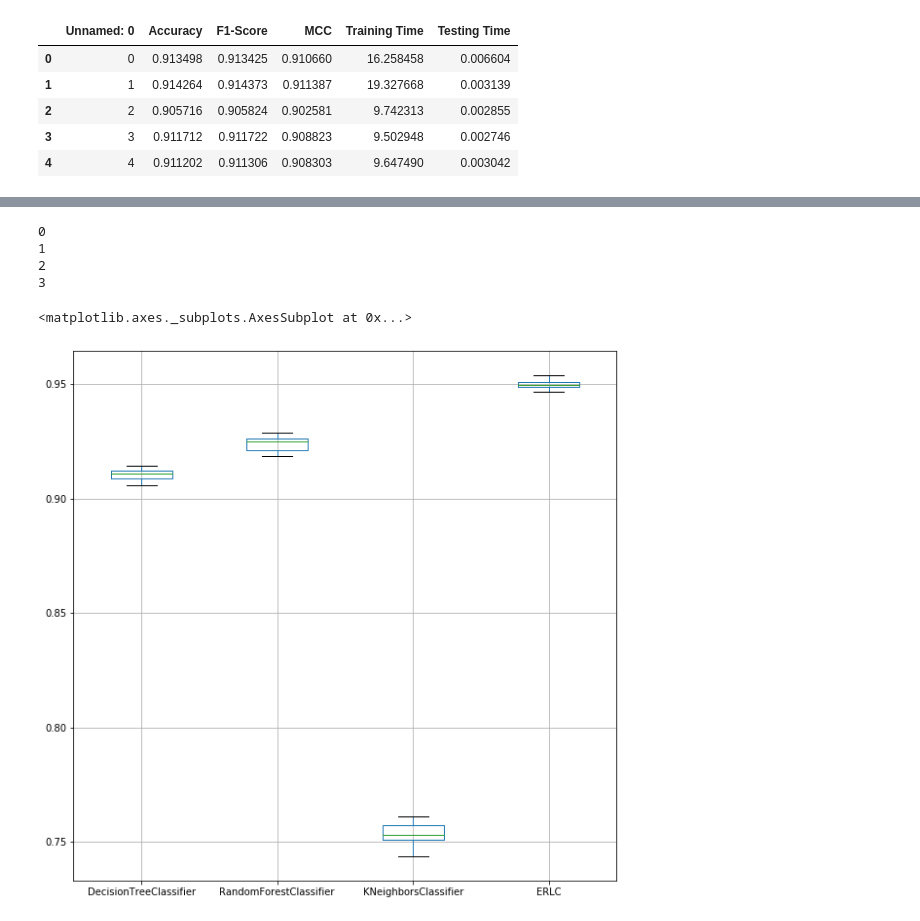
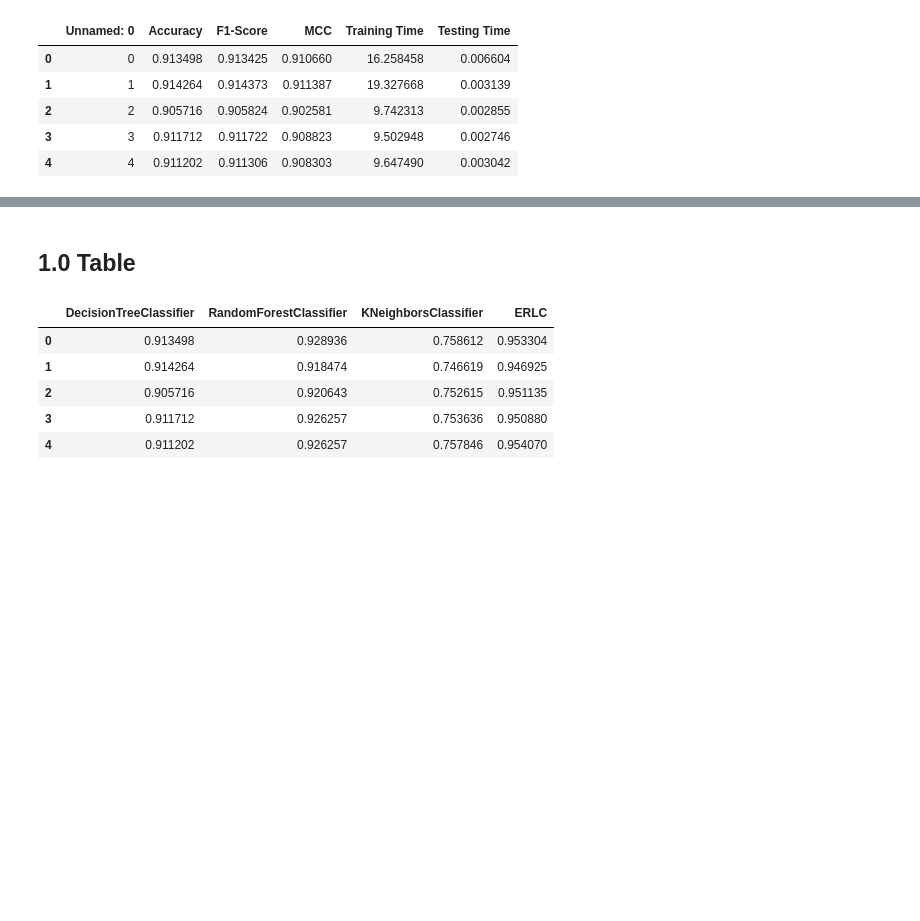
Before and after one commit to jsakhnin/multiclass_IDS_smartgrid, a Jupyter notebook: result_processing.ipynb, the cells around one changed output, grey strips where cells are left out. Saved outputs shown, nothing was run; the diff lists cells and outputs as text; code cells hidden in the pictures; blank space fills up the shorter version.

```diff
--- a/result_processing.ipynb
+++ b/result_processing.ipynb
@@ -57,13 +29,0 @@ data_dt[['Accuracy','F1-Score','MCC']].plot.box()
-# %%
-acc = get_metric([data_dt, data_rf, data_knn, data_erlc])
-# %% [output]
-0
-1
-2
-3
-# %%
-plt.figure(figsize = (10,10))
-acc.boxplot()
-# %% [output]
-<matplotlib.axes._subplots.AxesSubplot at 0x...>
-[figure, removed]
@@ -69,0 +36,11 @@ acc.boxplot()
+# %% [markdown]
+## 1.0 Table
+# %%
+acc.head()
+# %% [output]
+|  | DecisionTreeClassifier | RandomForestClassifier | KNeighborsClassifier | ERLC |
+| 0 | 0.913498 | 0.928936 | 0.758612 | 0.953304 |
+| 1 | 0.914264 | 0.918474 | 0.746619 | 0.946925 |
+| 2 | 0.905716 | 0.920643 | 0.752615 | 0.951135 |
+| 3 | 0.911712 | 0.926257 | 0.753636 | 0.950880 |
+| 4 | 0.911202 | 0.926257 | 0.757846 | 0.954070 |
```
Also changed, not shown: parts of 18 cells of this notebook, 8 other files.
